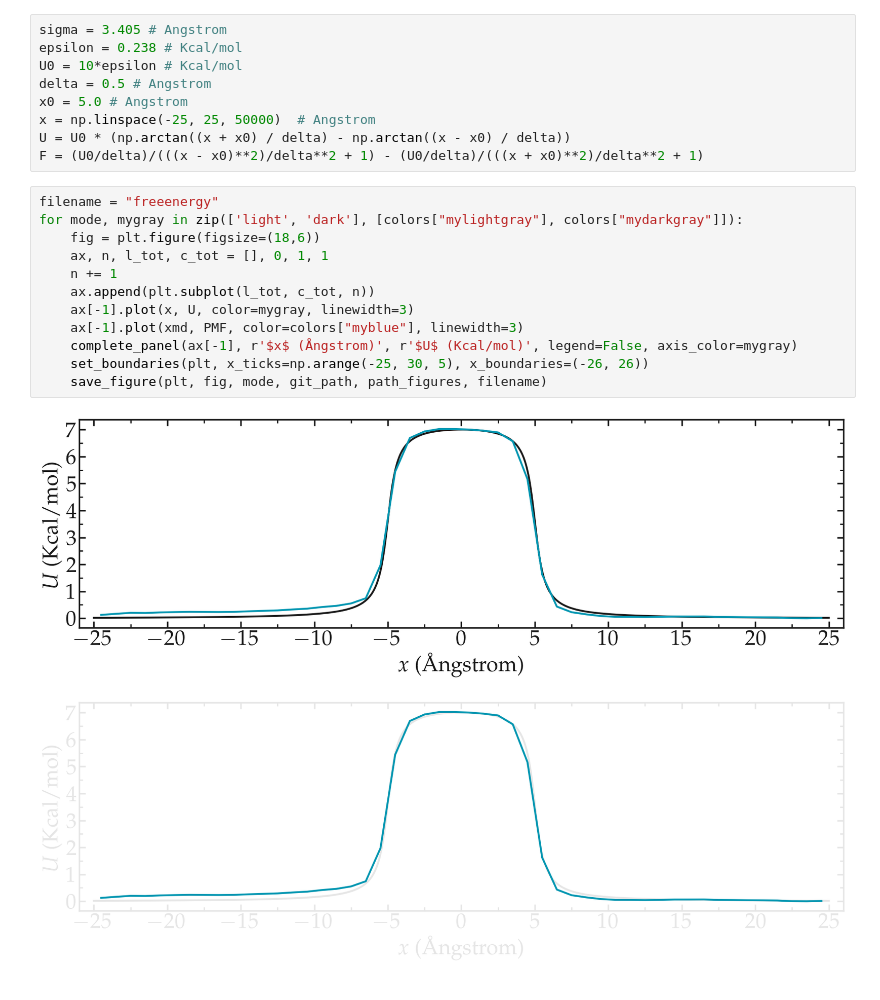
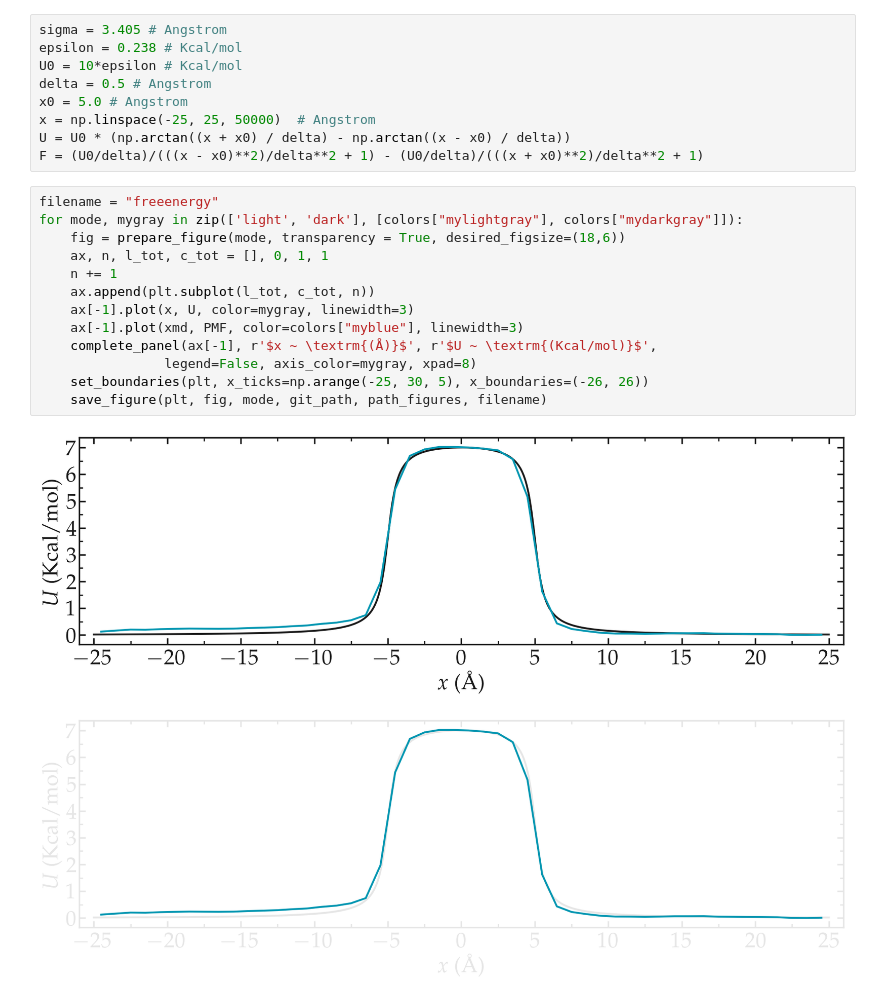
Before and after one commit to lammpstutorials/lammpstutorials.github.io, a Jupyter notebook: docs/sphinx/source/tutorials/figures/level3/free-energy-calculation/freeenergy-pyplot.ipynb, the cells around one changed output. Saved outputs shown, nothing was run; the diff lists cells and outputs as text.

Commit message:
improved figure US potential

```diff
--- a/docs/sphinx/source/tutorials/figures/level3/free-energy-calculation/freeenergy-pyplot.ipynb
+++ b/docs/sphinx/source/tutorials/figures/level3/free-energy-calculation/freeenergy-pyplot.ipynb
@@ -35,15 +35,16 @@ F = (U0/delta)/(((x - x0)**2)/delta**2 + 1) - (U0/delta)/(((x + x0)**2)/delta**2
 # %%
 filename = "freeenergy"
 for mode, mygray in zip(['light', 'dark'], [colors["mylightgray"], colors["mydarkgray"]]):
-    fig = plt.figure(figsize=(18,6))
+    fig = prepare_figure(mode, transparency = True, desired_figsize=(18,6))
     ax, n, l_tot, c_tot = [], 0, 1, 1
     n += 1
     ax.append(plt.subplot(l_tot, c_tot, n))
     ax[-1].plot(x, U, color=mygray, linewidth=3)
     ax[-1].plot(xmd, PMF, color=colors["myblue"], linewidth=3)
-    complete_panel(ax[-1], r'$x$ (Ångstrom)', r'$U$ (Kcal/mol)', legend=False, axis_color=mygray)
+    complete_panel(ax[-1], r'$x ~ \textrm{(Å)}$', r'$U ~ \textrm{(Kcal/mol)}$',
+                legend=False, axis_color=mygray, xpad=8)
     set_boundaries(plt, x_ticks=np.arange(-25, 30, 5), x_boundaries=(-26, 26))
     save_figure(plt, fig, mode, git_path, path_figures, filename)
 # %% [output]
-[figure, old version]
+[figure, new version]
 [figure]
```
Also changed, not shown: parts of 2 cells of this notebook, 17 other files.
